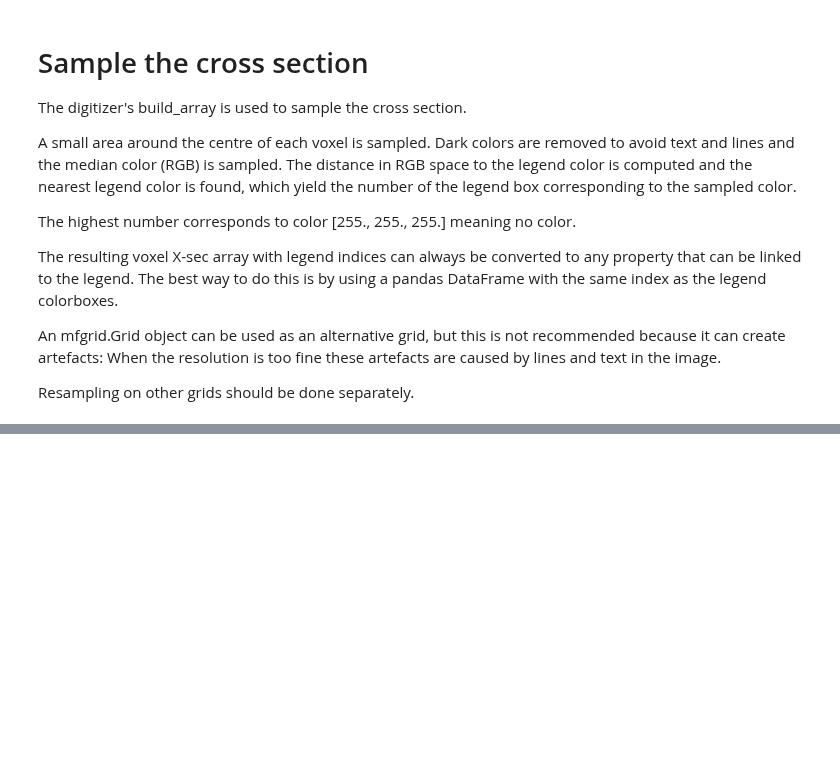
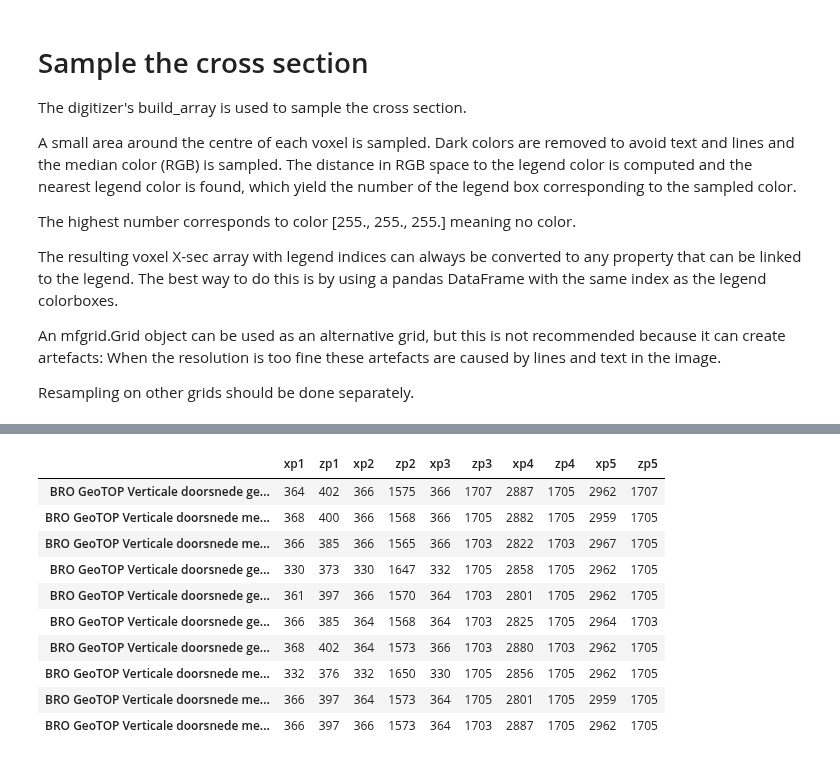
Before and after one commit to Olsthoorn/mf6lab, a Jupyter notebook: Projects/ARK_RWS/notebooks/ARK_fdm.ipynb, the cells around one changed output, grey strips where cells are left out. Saved outputs shown, nothing was run; the diff lists cells and outputs as text; code cells hidden in the pictures; blank space fills up the shorter version.

```diff
--- a/Projects/ARK_RWS/notebooks/ARK_fdm.ipynb
+++ b/Projects/ARK_RWS/notebooks/ARK_fdm.ipynb
@@ -194,0 +322,44 @@ np.float64(249.86787992390975)
+# %%
+# --- The dictionary (copy to not destroy the captured points and use a shorter name)
+db = geotopPtsData.copy()
+
+# --- Convert the collected coordinate pairs into the z and x coordinates
+for k in db.keys():
+
+    # --- first the 6 coordinate pairs of each geotop X-section --> array
+    pts = np.array(db[k])
+
+    # --- Select the 3 z-values and the 3 x-values
+    db[k] = {'xp1': pts[0, 0], 'zp1': pts[0, 1],
+             'xp2': pts[1, 0], 'zp2': pts[1, 1],
+             'xp3': pts[2, 0], 'zp3': pts[2, 1],
+             'xp4': pts[3, 0], 'zp4': pts[3, 1],
+             'xp5': pts[4, 0], 'zp5': pts[4, 1]}
+
+# --- Generate a DataFrame to hold the extents of all the geotop_pdf files
+extents = pd.DataFrame(index=db.keys(),
+                          columns=db[k].keys()
+                          )
+
+# --- Fill it with the captured points
+for k in db.keys():
+    extents.loc[k] = db[k]
+
+# --- Make sure their type is not object, but int.
+for col in extents.columns:
+    extents[col] = extents[col].astype(int)
+
+# --- Show the DataFrame
+extents
+# %% [output]
+|  | xp1 | zp1 | xp2 | zp2 | xp3 | zp3 | xp4 | zp4 | xp5 | zp5 |
+| BRO GeoTOP Verticale doorsnede ge... | 364 | 402 | 366 | 1575 | 366 | 1707 | 2887 | 1705 | 2962 | 1707 |
+| BRO GeoTOP Verticale doorsnede me... | 368 | 400 | 366 | 1568 | 366 | 1705 | 2882 | 1705 | 2959 | 1705 |
+| BRO GeoTOP Verticale doorsnede me... | 366 | 385 | 366 | 1565 | 366 | 1703 | 2822 | 1703 | 2967 | 1705 |
+| BRO GeoTOP Verticale doorsnede ge... | 330 | 373 | 330 | 1647 | 332 | 1705 | 2858 | 1705 | 2962 | 1705 |
+| BRO GeoTOP Verticale doorsnede ge... | 361 | 397 | 366 | 1570 | 364 | 1703 | 2801 | 1705 | 2962 | 1705 |
+| BRO GeoTOP Verticale doorsnede ge... | 366 | 385 | 364 | 1568 | 364 | 1703 | 2825 | 1705 | 2964 | 1703 |
+| BRO GeoTOP Verticale doorsnede ge... | 368 | 402 | 364 | 1573 | 366 | 1703 | 2880 | 1703 | 2962 | 1705 |
+| BRO GeoTOP Verticale doorsnede me... | 332 | 376 | 332 | 1650 | 330 | 1705 | 2856 | 1705 | 2962 | 1705 |
+| BRO GeoTOP Verticale doorsnede me... | 366 | 397 | 364 | 1573 | 364 | 1705 | 2801 | 1705 | 2959 | 1705 |
+| BRO GeoTOP Verticale doorsnede me... | 366 | 397 | 366 | 1573 | 364 | 1703 | 2887 | 1705 | 2962 | 1705 |
```
Also changed, not shown: parts of 22 cells of this notebook, 17 other files.
